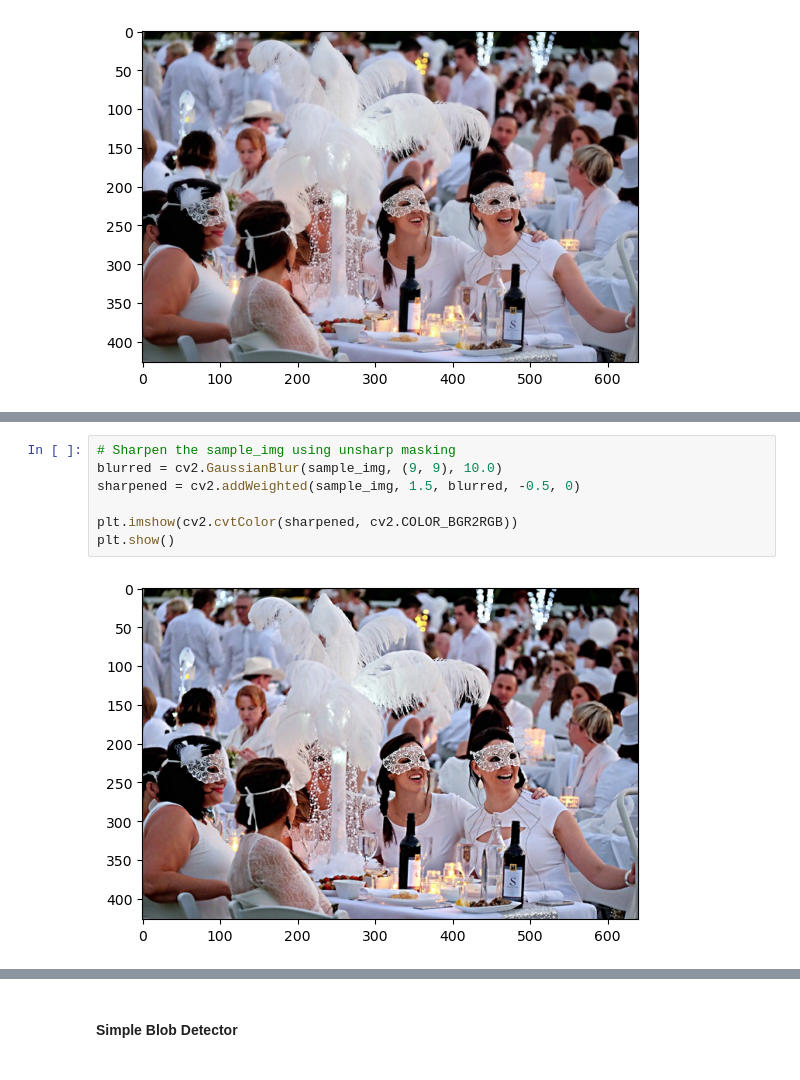
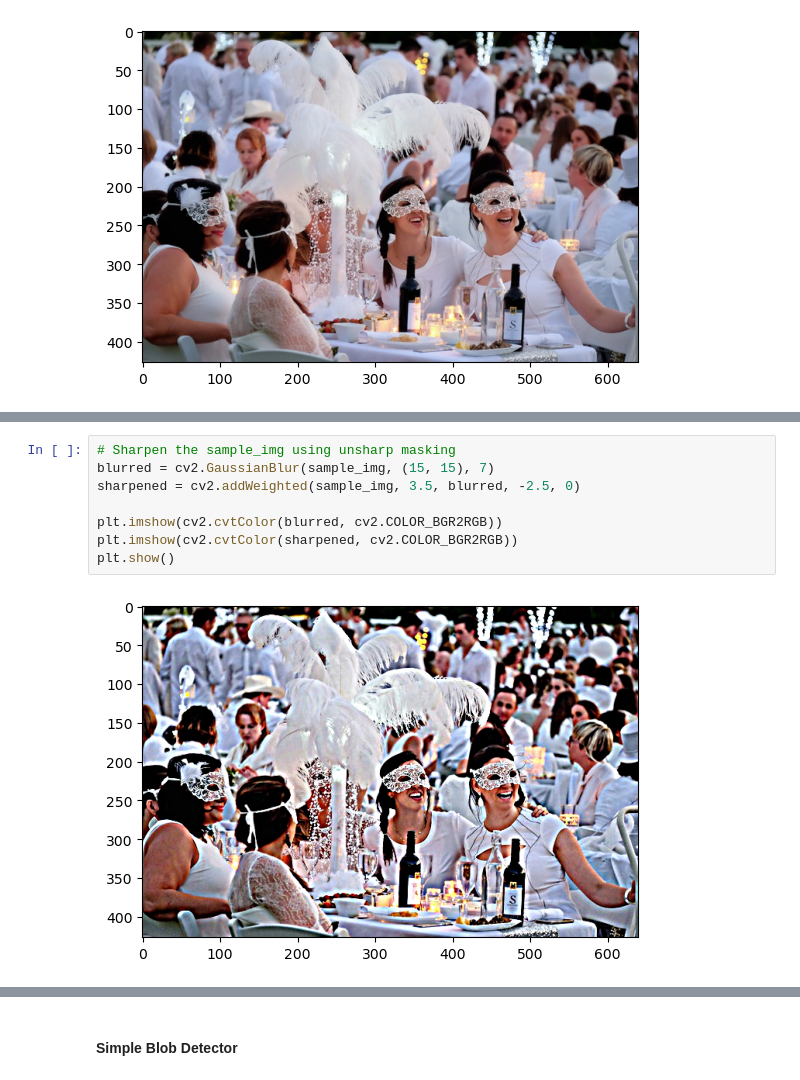
Before and after one commit to JelinR/ultralytics_forked, a Jupyter notebook: Vision_Project/yolo_detection.ipynb, the cells around one changed output, grey strips where cells are left out. Cells and saved outputs as stored; diff of their text form.

```diff
--- a/Vision_Project/yolo_detection.ipynb
+++ b/Vision_Project/yolo_detection.ipynb
@@ -530,12 +529,13 @@ plt.show()
 # %%
 # Sharpen the sample_img using unsharp masking
-blurred = cv2.GaussianBlur(sample_img, (9, 9), 10.0)
-sharpened = cv2.addWeighted(sample_img, 1.5, blurred, -0.5, 0)
+blurred = cv2.GaussianBlur(sample_img, (15, 15), 7)
+sharpened = cv2.addWeighted(sample_img, 3.5, blurred, -2.5, 0)
 
+plt.imshow(cv2.cvtColor(blurred, cv2.COLOR_BGR2RGB))
 plt.imshow(cv2.cvtColor(sharpened, cv2.COLOR_BGR2RGB))
 plt.show()
 # %% [output]
-[figure, old version]
+[figure, new version]
 # %%
 # Split the image into three color channels
 sharpened_b, sharpened_g, sharpened_r = cv2.split(sharpened)
```
Also changed, not shown: parts of 14 cells of this notebook, 1 other file.
